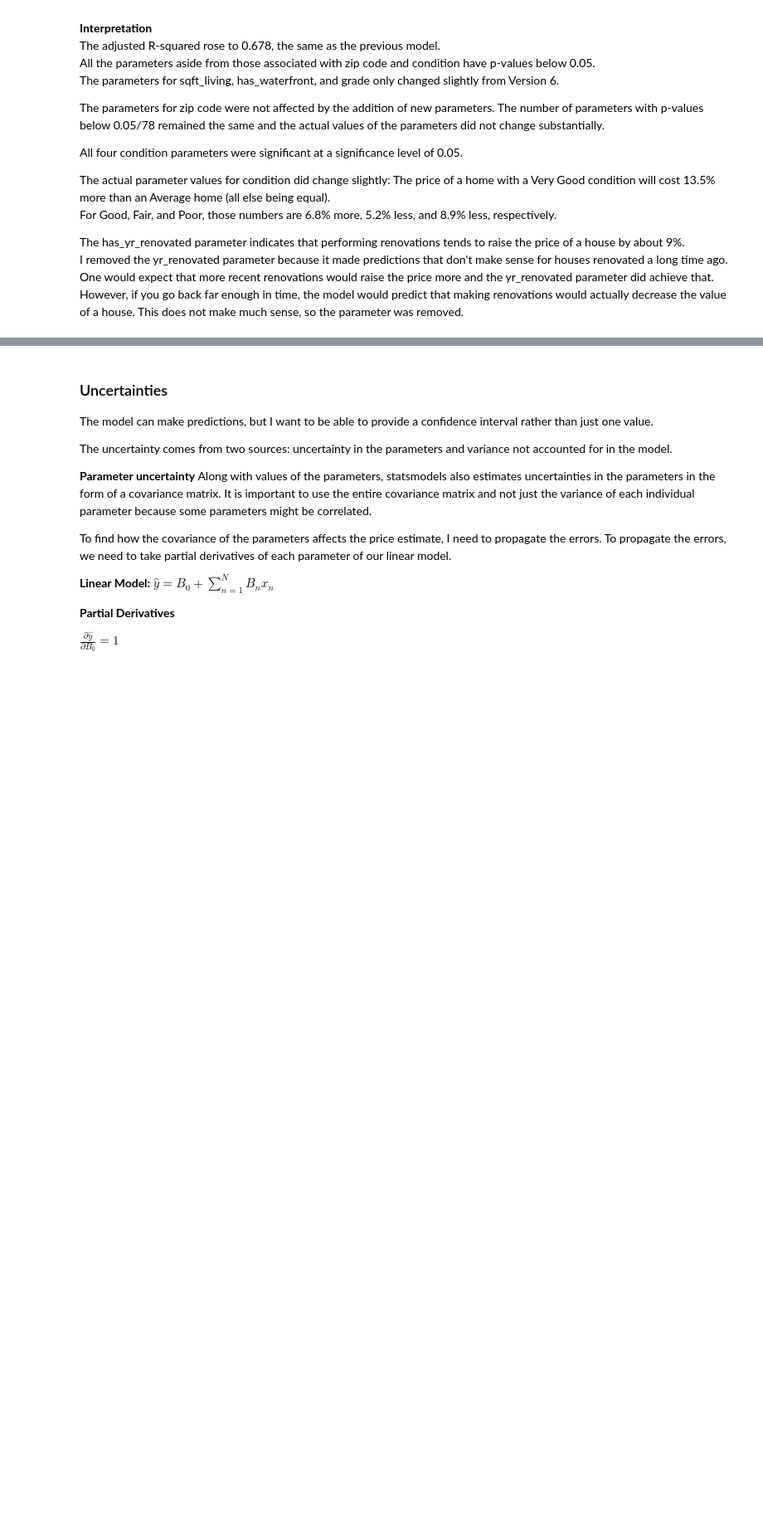
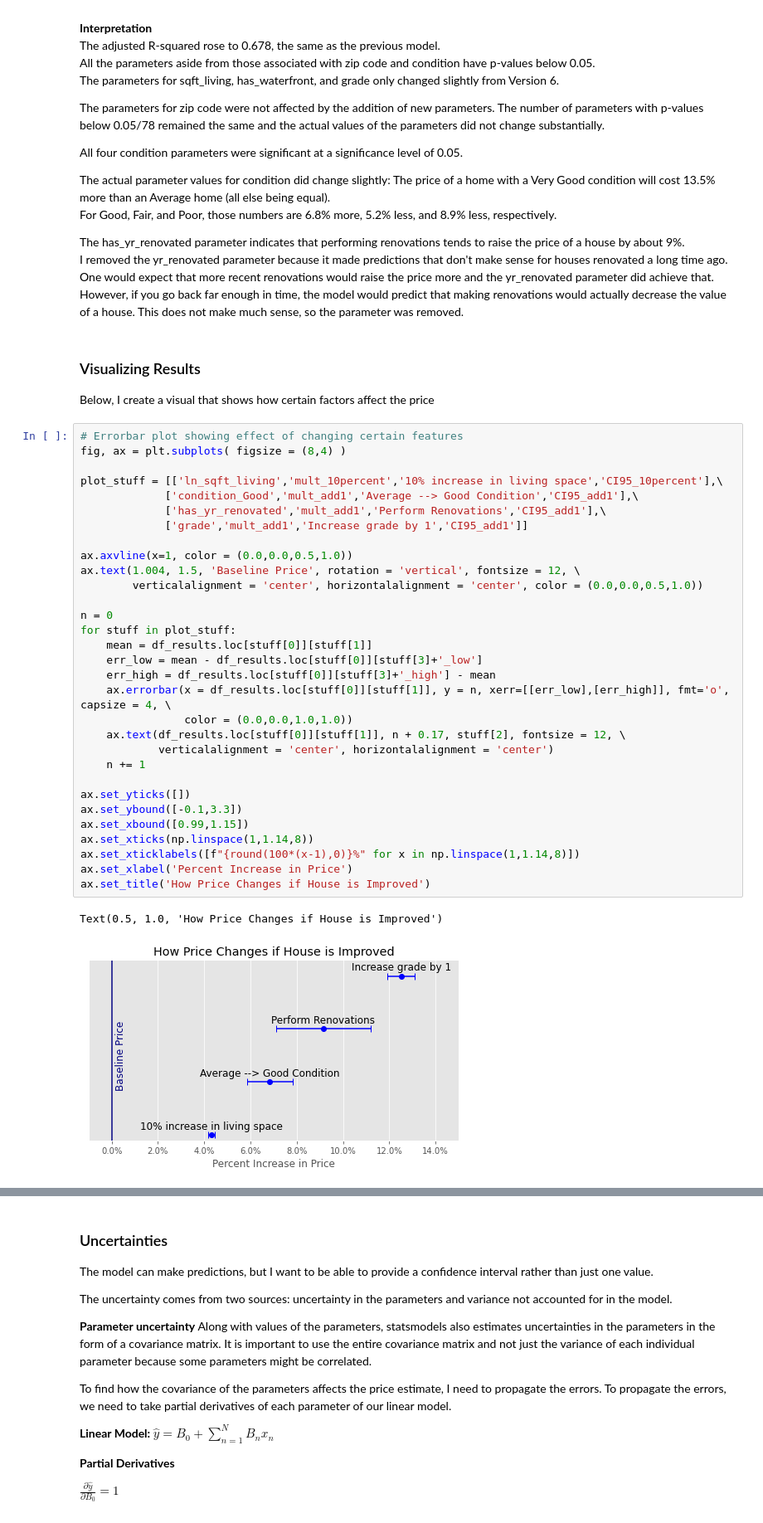
Before and after one commit to daviderics/KC-House-Sales-Phase-2-Project, a Jupyter notebook: student.ipynb, the cells around one changed output, grey strips where cells are left out. Shown at 83% size. Drawn from its saved outputs; the diff is of its cells as text; blank space fills up the shorter version.

```diff
--- a/student.ipynb
+++ b/student.ipynb
@@ -1251,3 +1262,40 @@ For Good, Fair, and Poor, those numbers are 6.8% more, 5.2% less, and 8.9% less,
 
 The has_yr_renovated parameter indicates that performing renovations tends to raise the price of a house by about 9%.<br>
 I removed the yr_renovated parameter because it made predictions that don't make sense for houses renovated a long time ago. One would expect that more recent renovations would raise the price more and the yr_renovated parameter did achieve that. However, if you go back far enough in time, the model would predict that making renovations would actually decrease the value of a house. This does not make much sense, so the parameter was removed.
+# %% [markdown]
+### Visualizing Results
+Below, I create a visual that shows how certain factors affect the price
+# %%
+# Errorbar plot showing effect of changing certain features
+fig, ax = plt.subplots( figsize = (8,4) )
+
+plot_stuff = [['ln_sqft_living','mult_10percent','10% increase in living space','CI95_10percent'],\
+             ['condition_Good','mult_add1','Average --> Good Condition','CI95_add1'],\
+             ['has_yr_renovated','mult_add1','Perform Renovations','CI95_add1'],\
+             ['grade','mult_add1','Increase grade by 1','CI95_add1']]
+
+ax.axvline(x=1, color = (0.0,0.0,0.5,1.0))
+ax.text(1.004, 1.5, 'Baseline Price', rotation = 'vertical', fontsize = 12, \
+        verticalalignment = 'center', horizontalalignment = 'center', color = (0.0,0.0,0.5,1.0))
+
+n = 0
+for stuff in plot_stuff:
+    mean = df_results.loc[stuff[0]][stuff[1]]
+    err_low = mean - df_results.loc[stuff[0]][stuff[3]+'_low']
+    err_high = df_results.loc[stuff[0]][stuff[3]+'_high'] - mean
+    ax.errorbar(x = df_results.loc[stuff[0]][stuff[1]], y = n, xerr=[[err_low],[err_high]], fmt='o', capsize = 4, \
+                color = (0.0,0.0,1.0,1.0))
+    ax.text(df_results.loc[stuff[0]][stuff[1]], n + 0.17, stuff[2], fontsize = 12, \
+            verticalalignment = 'center', horizontalalignment = 'center')
+    n += 1
+
+ax.set_yticks([])
+ax.set_ybound([-0.1,3.3])
+ax.set_xbound([0.99,1.15])
+ax.set_xticks(np.linspace(1,1.14,8))
+ax.set_xticklabels([f"{round(100*(x-1),0)}%" for x in np.linspace(1,1.14,8)])
+ax.set_xlabel('Percent Increase in Price')
+ax.set_title('How Price Changes if House is Improved')
+# %% [output]
+Text(0.5, 1.0, 'How Price Changes if House is Improved')
+[figure, added]
```
Also changed, not shown: parts of 14 cells of this notebook.
